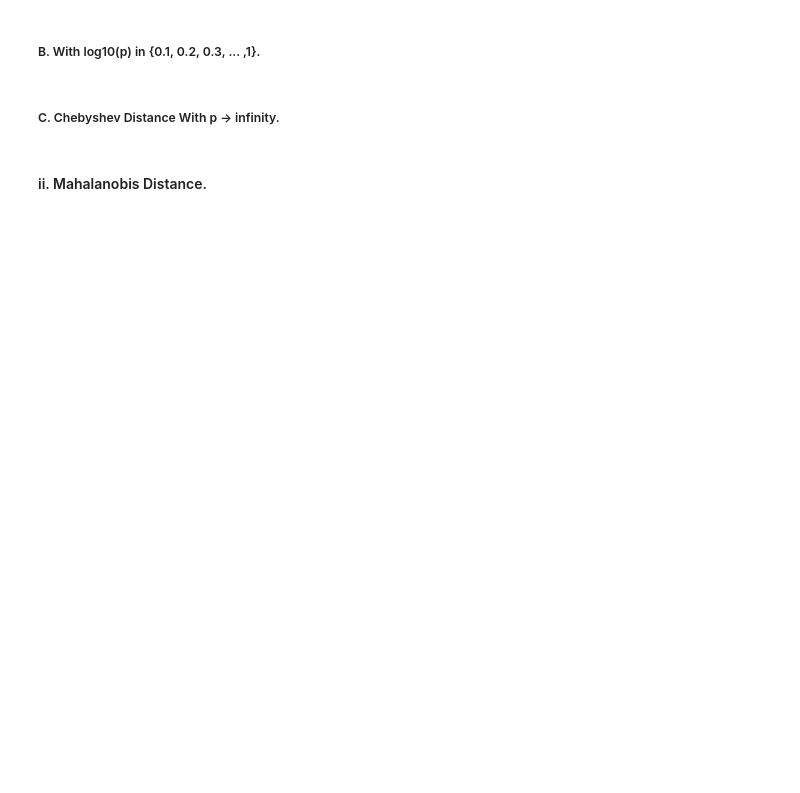
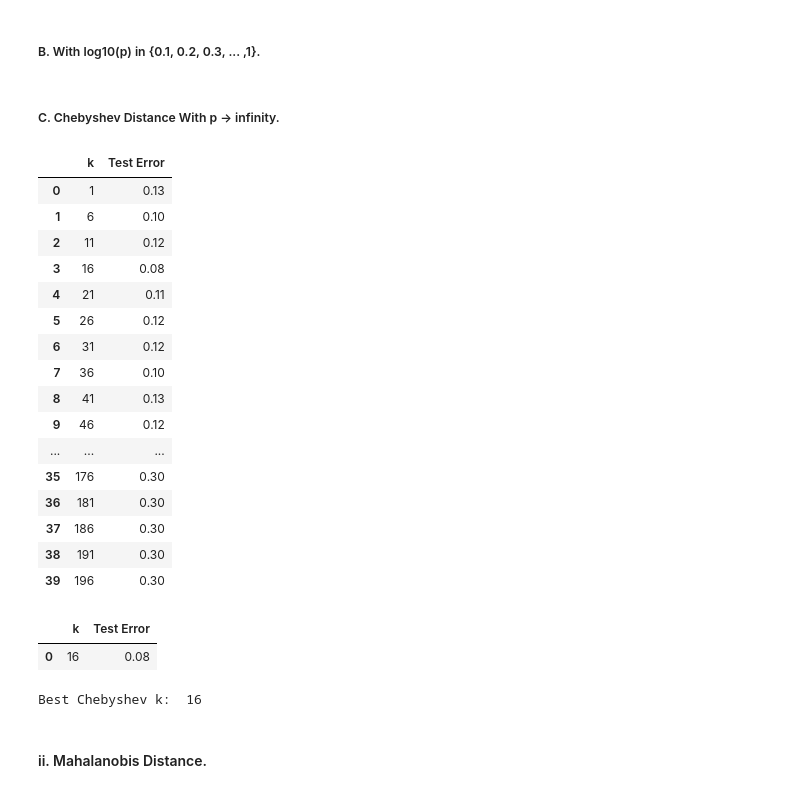
Before and after one commit to egunadi/dsci552-hw1, a Jupyter notebook: notebook/Gunadi_Eben_HW1.ipynb, the cells around one changed output. Drawn from its saved outputs; the diff is of its cells as text; code cells hidden in the pictures; blank space fills up the shorter version.

```diff
--- a/notebook/Gunadi_Eben_HW1.ipynb
+++ b/notebook/Gunadi_Eben_HW1.ipynb
@@ -280,5 +403,43 @@ plt.show()
 ##### B. With log10(p) in {0.1, 0.2, 0.3, ... ,1}.
 # %% [markdown]
 ##### C. Chebyshev Distance With p -> infinity.
+# %%
+chebyshev_test_errors = get_knn_test_errors('chebyshev', 'uniform')
+# %%
+# Summarize the test errors (i.e., when k = k∗) in a table
+chebyshev_test_errors_df = pd.DataFrame({'k'            : k_values,
+                                         'Test Error'   : chebyshev_test_errors})
+chebyshev_test_errors_df
+# %% [output]
+|  | k | Test Error |
+| 0 | 1 | 0.13 |
+| 1 | 6 | 0.10 |
+| 2 | 11 | 0.12 |
+| 3 | 16 | 0.08 |
+| 4 | 21 | 0.11 |
+| 5 | 26 | 0.12 |
+| 6 | 31 | 0.12 |
+| 7 | 36 | 0.10 |
+| 8 | 41 | 0.13 |
+| 9 | 46 | 0.12 |
+| ... | ... | ... |
+| 35 | 176 | 0.30 |
+| 36 | 181 | 0.30 |
+| 37 | 186 | 0.30 |
+| 38 | 191 | 0.30 |
+| 39 | 196 | 0.30 |
+# %%
+# Select the best k when {1, 6, 11, . . . , 196}
+chebyshev_optimal_k_candidates = chebyshev_test_errors_df[chebyshev_test_errors_df['Test Error'] == min(chebyshev_test_errors)].reset_index(drop=True)
+chebyshev_optimal_k_candidates
+# %% [output]
+|  | k | Test Error |
+| 0 | 16 | 0.08 |
+# %%
+# Only one optimal k, so select it
+chebysev_optimal_k = chebyshev_optimal_k_candidates.iloc[0, 0]
+print('Best Chebyshev k: ', chebysev_optimal_k)
+# %% [output]
+Best Chebyshev k:  16
 # %% [markdown]
 #### ii. Mahalanobis Distance.
```
Also changed, not shown: parts of 14 cells of this notebook.
